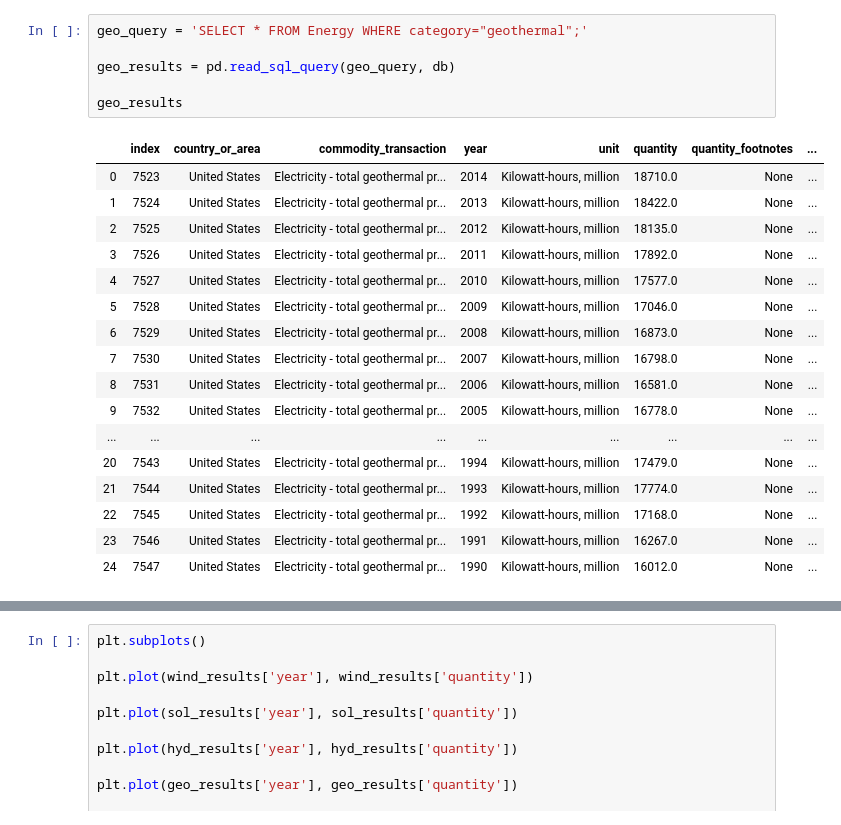
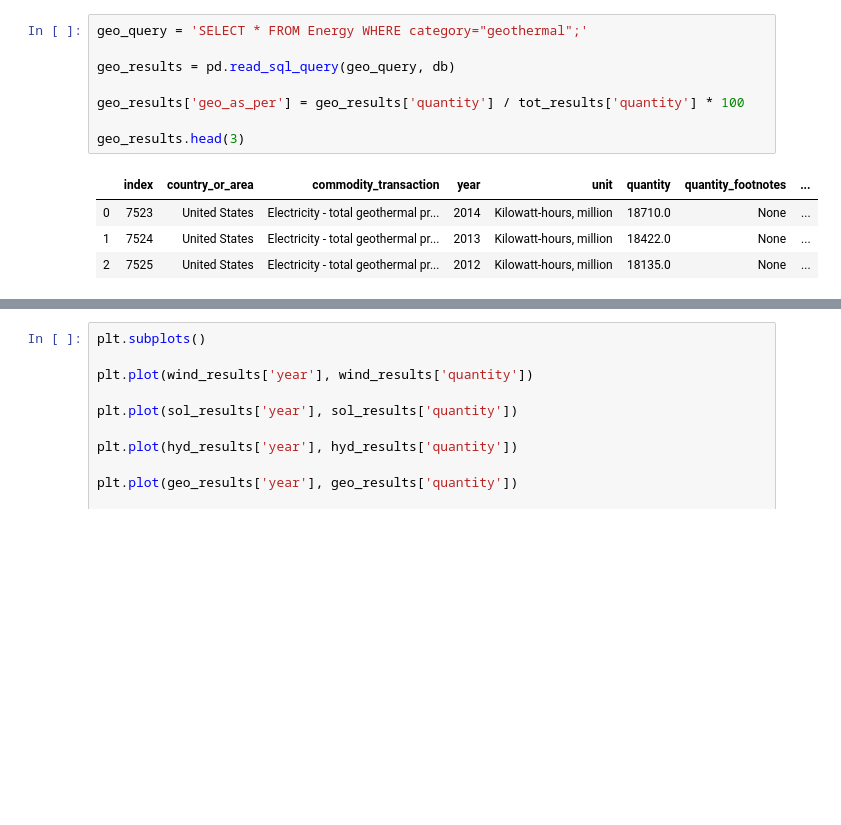
Before and after one commit to Bourbonplaytime/Renewable_energy, a Jupyter notebook: Renewable_energy.ipynb, the cells around one changed output, grey strips where cells are left out. Drawn from its saved outputs; the diff is of its cells as text; blank space fills up the shorter version.

```diff
--- a/Renewable_energy.ipynb
+++ b/Renewable_energy.ipynb
@@ -136,24 +101,13 @@ Text(0.5, 1.0, 'Kilowatt-hours of hydro energy produced by year in millions')
 # %%
 geo_query = 'SELECT * FROM Energy WHERE category="geothermal";'
 
 geo_results = pd.read_sql_query(geo_query, db)
 
-geo_results
+geo_results['geo_as_per'] = geo_results['quantity'] / tot_results['quantity'] * 100
+
+geo_results.head(3)
 # %% [output]
 |  | index | country_or_area | commodity_transaction | year | unit | quantity | quantity_footnotes | ... |
 | 0 | 7523 | United States | Electricity - total geothermal pr... | 2014 | Kilowatt-hours, million | 18710.0 | None | ... |
 | 1 | 7524 | United States | Electricity - total geothermal pr... | 2013 | Kilowatt-hours, million | 18422.0 | None | ... |
 | 2 | 7525 | United States | Electricity - total geothermal pr... | 2012 | Kilowatt-hours, million | 18135.0 | None | ... |
-| 3 | 7526 | United States | Electricity - total geothermal pr... | 2011 | Kilowatt-hours, million | 17892.0 | None | ... |
-| 4 | 7527 | United States | Electricity - total geothermal pr... | 2010 | Kilowatt-hours, million | 17577.0 | None | ... |
-| 5 | 7528 | United States | Electricity - total geothermal pr... | 2009 | Kilowatt-hours, million | 17046.0 | None | ... |
-| 6 | 7529 | United States | Electricity - total geothermal pr... | 2008 | Kilowatt-hours, million | 16873.0 | None | ... |
-| 7 | 7530 | United States | Electricity - total geothermal pr... | 2007 | Kilowatt-hours, million | 16798.0 | None | ... |
-| 8 | 7531 | United States | Electricity - total geothermal pr... | 2006 | Kilowatt-hours, million | 16581.0 | None | ... |
-| 9 | 7532 | United States | Electricity - total geothermal pr... | 2005 | Kilowatt-hours, million | 16778.0 | None | ... |
-| ... | ... | ... | ... | ... | ... | ... | ... | ... |
-| 20 | 7543 | United States | Electricity - total geothermal pr... | 1994 | Kilowatt-hours, million | 17479.0 | None | ... |
-| 21 | 7544 | United States | Electricity - total geothermal pr... | 1993 | Kilowatt-hours, million | 17774.0 | None | ... |
-| 22 | 7545 | United States | Electricity - total geothermal pr... | 1992 | Kilowatt-hours, million | 17168.0 | None | ... |
-| 23 | 7546 | United States | Electricity - total geothermal pr... | 1991 | Kilowatt-hours, million | 16267.0 | None | ... |
-| 24 | 7547 | United States | Electricity - total geothermal pr... | 1990 | Kilowatt-hours, million | 16012.0 | None | ... |
```
Also changed, not shown: parts of 18 cells of this notebook.
